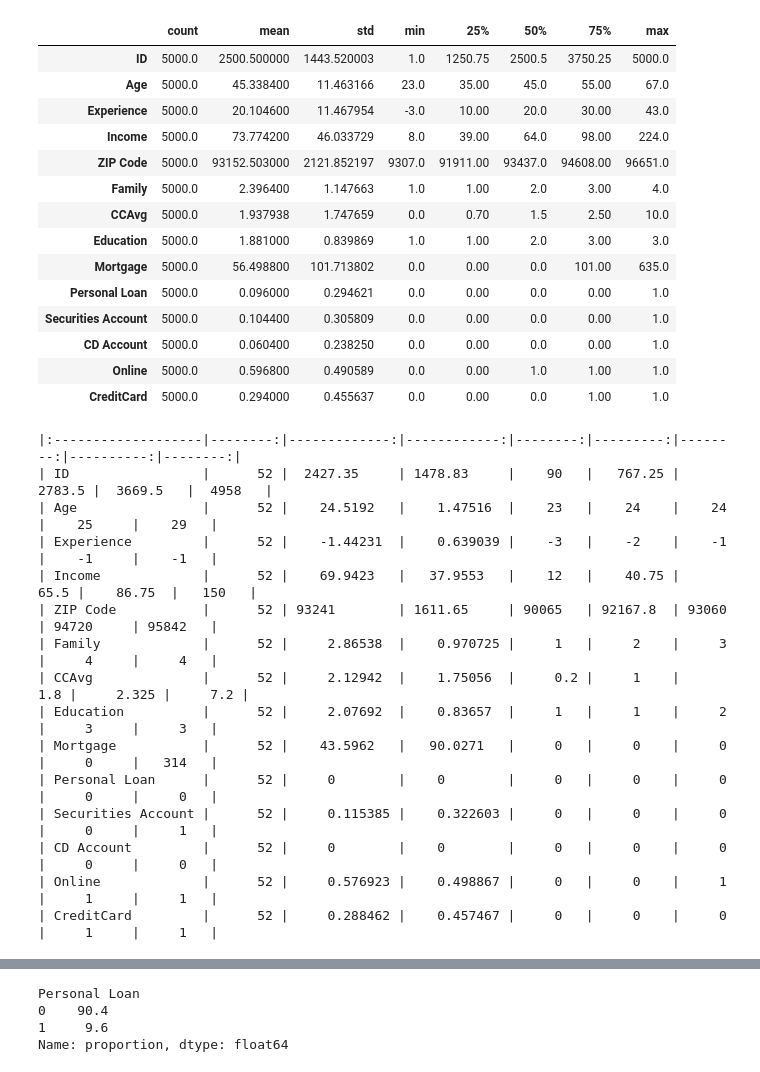
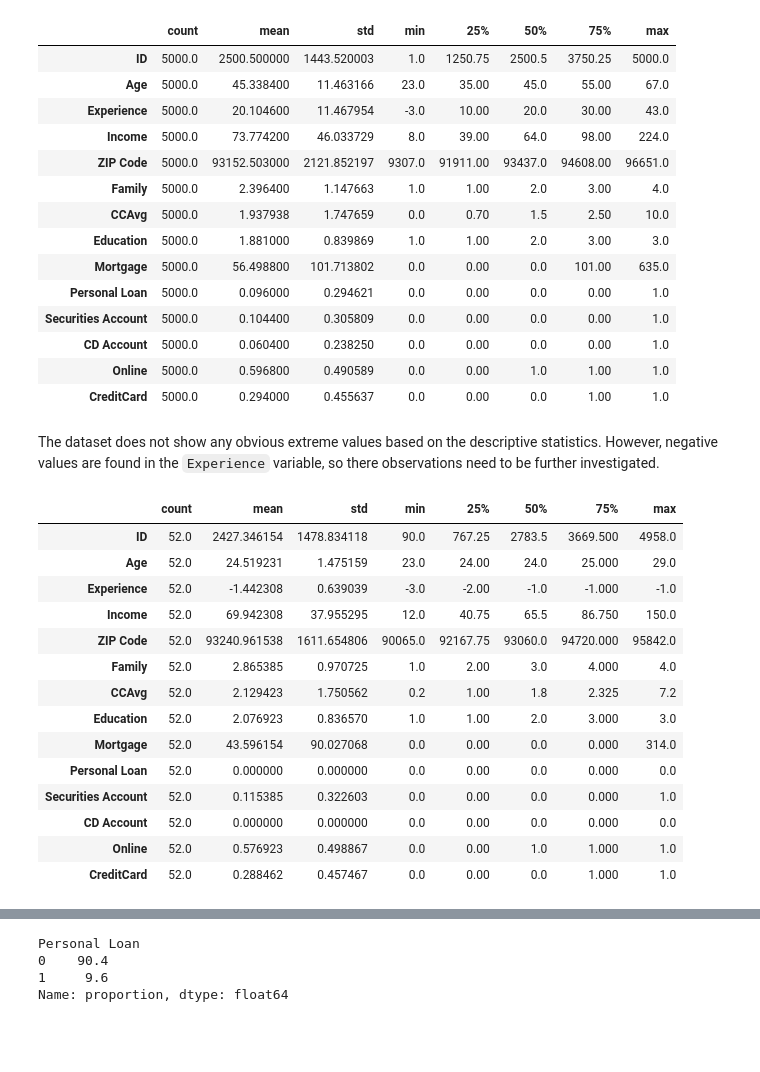
Before and after one commit to reirun/python-project, a Jupyter notebook: project_loan.ipynb, the cells around one changed output, grey strips where cells are left out. Cells and saved outputs as stored; diff of their text form; code cells hidden in the pictures; blank space fills up the shorter version.

```diff
--- a/project_loan.ipynb
+++ b/project_loan.ipynb
@@ -36,25 +109,26 @@ data.describe().T
 | CD Account | 5000.0 | 0.060400 | 0.238250 | 0.0 | 0.00 | 0.0 | 0.00 | 1.0 |
 | Online | 5000.0 | 0.596800 | 0.490589 | 0.0 | 0.00 | 1.0 | 1.00 | 1.0 |
 | CreditCard | 5000.0 | 0.294000 | 0.455637 | 0.0 | 0.00 | 0.0 | 1.00 | 1.0 |
+# %% [markdown]
+The dataset does not show any obvious extreme values based on the descriptive statistics. However, negative values are found in the `Experience` variable, so there observations need to be further investigated.
 # %%
-## Minimum Experience is negative, will further investigate
-
-min_exp = data[data["Experience"]<0]
+# Investigating negative experience observations
+data_negative_exp = data[data["Experience"]<0]
+data_negative_exp.describe().T
+# print(data_negative_exp.describe().T.to_markdown()) # Descriptive statistics table for the report
+# %% [output]
+|  | count | mean | std | min | 25% | 50% | 75% | max |
+| ID | 52.0 | 2427.346154 | 1478.834118 | 90.0 | 767.25 | 2783.5 | 3669.500 | 4958.0 |
+| Age | 52.0 | 24.519231 | 1.475159 | 23.0 | 24.00 | 24.0 | 25.000 | 29.0 |
+| Experience | 52.0 | -1.442308 | 0.639039 | -3.0 | -2.00 | -1.0 | -1.000 | -1.0 |
+| Income | 52.0 | 69.942308 | 37.955295 | 12.0 | 40.75 | 65.5 | 86.750 | 150.0 |
+| ZIP Code | 52.0 | 93240.961538 | 1611.654806 | 90065.0 | 92167.75 | 93060.0 | 94720.000 | 95842.0 |
+| Family | 52.0 | 2.865385 | 0.970725 | 1.0 | 2.00 | 3.0 | 4.000 | 4.0 |
+| CCAvg | 52.0 | 2.129423 | 1.750562 | 0.2 | 1.00 | 1.8 | 2.325 | 7.2 |
+| Education | 52.0 | 2.076923 | 0.836570 | 1.0 | 1.00 | 2.0 | 3.000 | 3.0 |
+| Mortgage | 52.0 | 43.596154 | 90.027068 | 0.0 | 0.00 | 0.0 | 0.000 | 314.0 |
+| Personal Loan | 52.0 | 0.000000 | 0.000000 | 0.0 | 0.00 | 0.0 | 0.000 | 0.0 |
+| Securities Account | 52.0 | 0.115385 | 0.322603 | 0.0 | 0.00 | 0.0 | 0.000 | 1.0 |
+| CD Account | 52.0 | 0.000000 | 0.000000 | 0.0 | 0.00 | 0.0 | 0.000 | 0.0 |
+| Online | 52.0 | 0.576923 | 0.498867 | 0.0 | 0.00 | 1.0 | 1.000 | 1.0 |
+| CreditCard | 52.0 | 0.288462 | 0.457467 | 0.0 | 0.00 | 0.0 | 1.000 | 1.0 |
-# %%
-print(min_exp.describe().T.to_markdown())
-# %% [output]
-|:-------------------|--------:|-------------:|------------:|--------:|---------:|--------:|----------:|--------:|
-| ID                 |      52 |  2427.35     | 1478.83     |    90   |   767.25 |  2783.5 |  3669.5   |  4958   |
-| Age                |      52 |    24.5192   |    1.47516  |    23   |    24    |    24   |    25     |    29   |
-| Experience         |      52 |    -1.44231  |    0.639039 |    -3   |    -2    |    -1   |    -1     |    -1   |
-| Income             |      52 |    69.9423   |   37.9553   |    12   |    40.75 |    65.5 |    86.75  |   150   |
-| ZIP Code           |      52 | 93241        | 1611.65     | 90065   | 92167.8  | 93060   | 94720     | 95842   |
-| Family             |      52 |     2.86538  |    0.970725 |     1   |     2    |     3   |     4     |     4   |
-| CCAvg              |      52 |     2.12942  |    1.75056  |     0.2 |     1    |     1.8 |     2.325 |     7.2 |
-| Education          |      52 |     2.07692  |    0.83657  |     1   |     1    |     2   |     3     |     3   |
-| Mortgage           |      52 |    43.5962   |   90.0271   |     0   |     0    |     0   |     0     |   314   |
-| Personal Loan      |      52 |     0        |    0        |     0   |     0    |     0   |     0     |     0   |
-| Securities Account |      52 |     0.115385 |    0.322603 |     0   |     0    |     0   |     0     |     1   |
-| CD Account         |      52 |     0        |    0        |     0   |     0    |     0   |     0     |     0   |
-| Online             |      52 |     0.576923 |    0.498867 |     0   |     0    |     1   |     1     |     1   |
-| CreditCard         |      52 |     0.288462 |    0.457467 |     0   |     0    |     0   |     1     |     1   |
```
Also changed, not shown: parts of 33 cells of this notebook.
